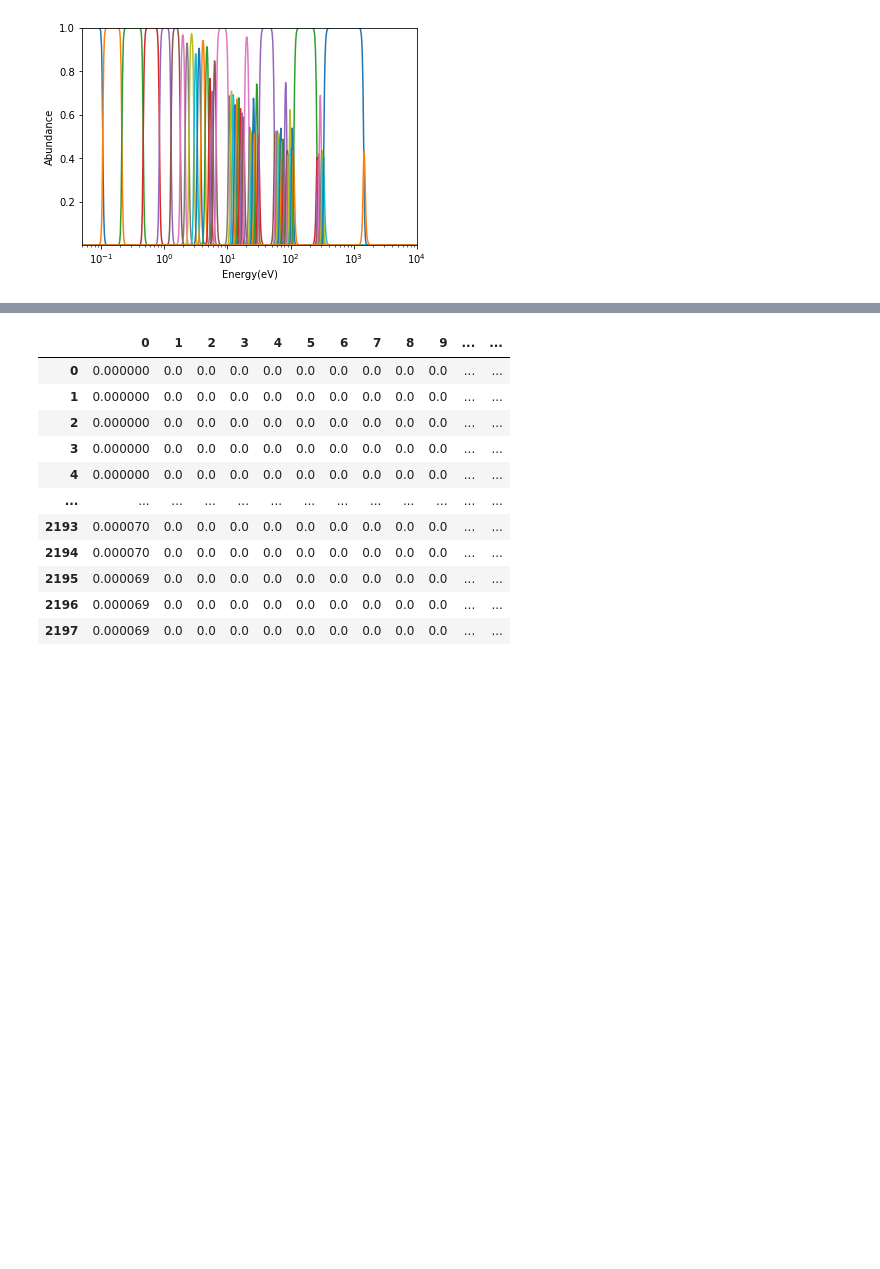
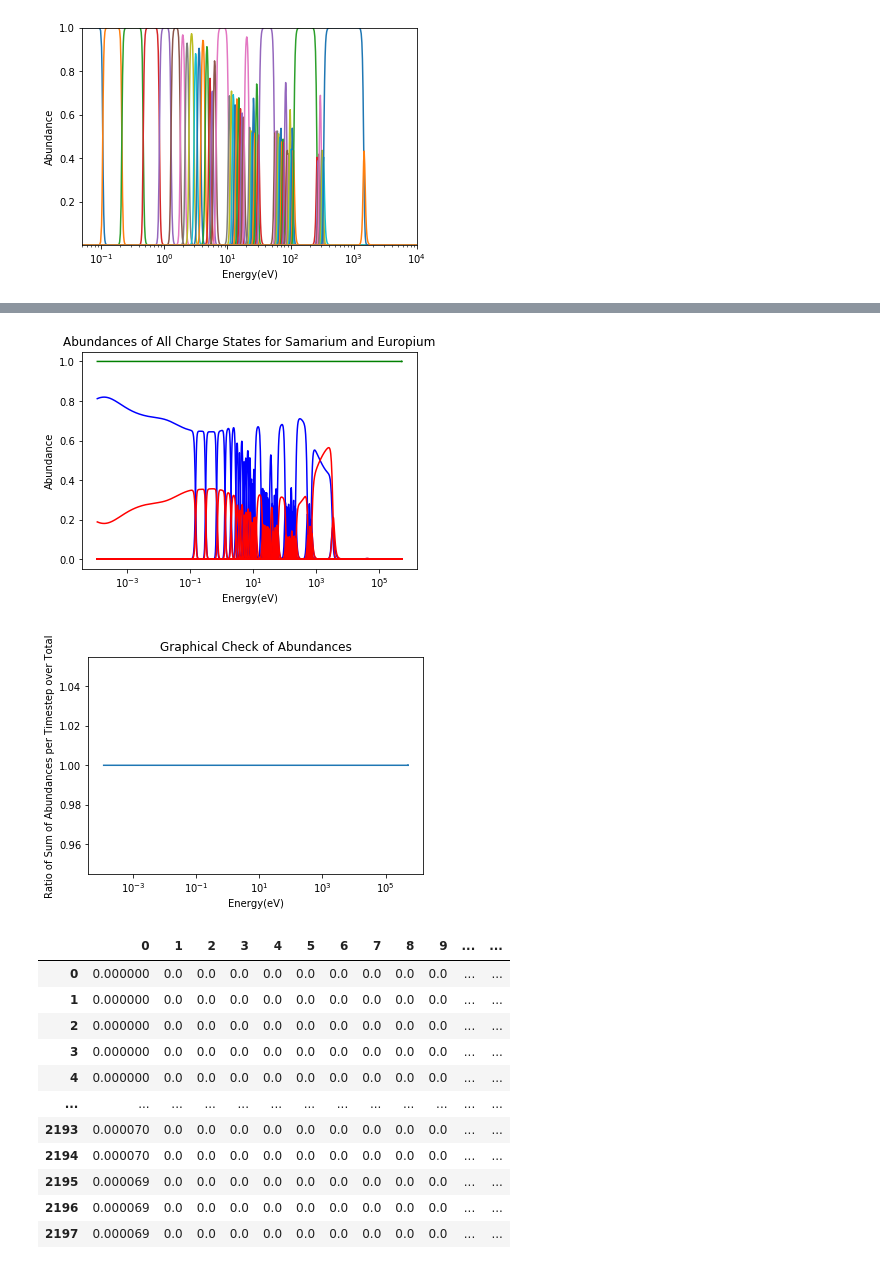
Before and after one commit to PranavNalamwar/R-process_Mergers, a Jupyter notebook: Abundance_Calculations/Multiple Elements Scenario.ipynb, the cells around one changed output, grey strips where cells are left out. Saved outputs shown, nothing was run; the diff lists cells and outputs as text; code cells hidden in the pictures; blank space fills up the shorter version.

```diff
--- a/Abundance_Calculations/Multiple Elements Scenario.ipynb
+++ b/Abundance_Calculations/Multiple Elements Scenario.ipynb
@@ -240 +234,38 @@ Text(0.5, 1.0, 'Abundances of All Charge States for Samarium and Europium')
+# %%
+#These two graphs are to check whether the data adds to 1
+#The first is just showing both plots on the same graph with a value of 1 at the top
+#The second plot is a ratio of the sum of the relative abundances to the total
+
+for i in range(len(ion_potential[0])):
+    plt.semilogx(kbEvpGK*np.array(full_temp),(YI[0][:,i])/Ytot,color = 'b')
+
+for i in range(len(ion_potential[1])):
+    plt.semilogx(kbEvpGK*np.array(full_temp),(YI[1][:,i])/Ytot,color = 'r')
+
+plt.semilogx(kbEvpGK*np.array(full_temp),Ytot/Ytot,color = 'g')
+
+plt.xlabel("Energy(eV)")
+plt.ylabel("Abundance")
+plt.title("Abundances of All Charge States for Samarium and Europium")
+plt.show()
+
+'''for i in range(len(ion_potential[0])):
+    plt.semilogx(kbEvpGK*np.array(full_temp),(YI[0][:,i])/Ytot + (YI[1][:,i])/Ytot)
+
+plt.xlabel("Energy(eV)")
+plt.ylabel("Abundance")
+plt.title("Abundances of All Charge States for Samarium + Europium")
+plt.show()'''
+
+checksum = []
+for i in range(len(YI[0])):
+    checksum.append(np.sum(YI[0][i]) + np.sum(YI[1][i]))
+(plt.semilogx(kbEvpGK*np.array(full_temp),checksum/Ytot))
+plt.xlabel("Energy(eV)")
+plt.ylabel("Ratio of Sum of Abundances per Timestep over Total")
+plt.title("Graphical Check of Abundances")
+plt.show()
+# %% [output]
+[figure, added]
+[figure, added]
 # %%
```
Also changed, not shown: parts of 22 cells of this notebook.
